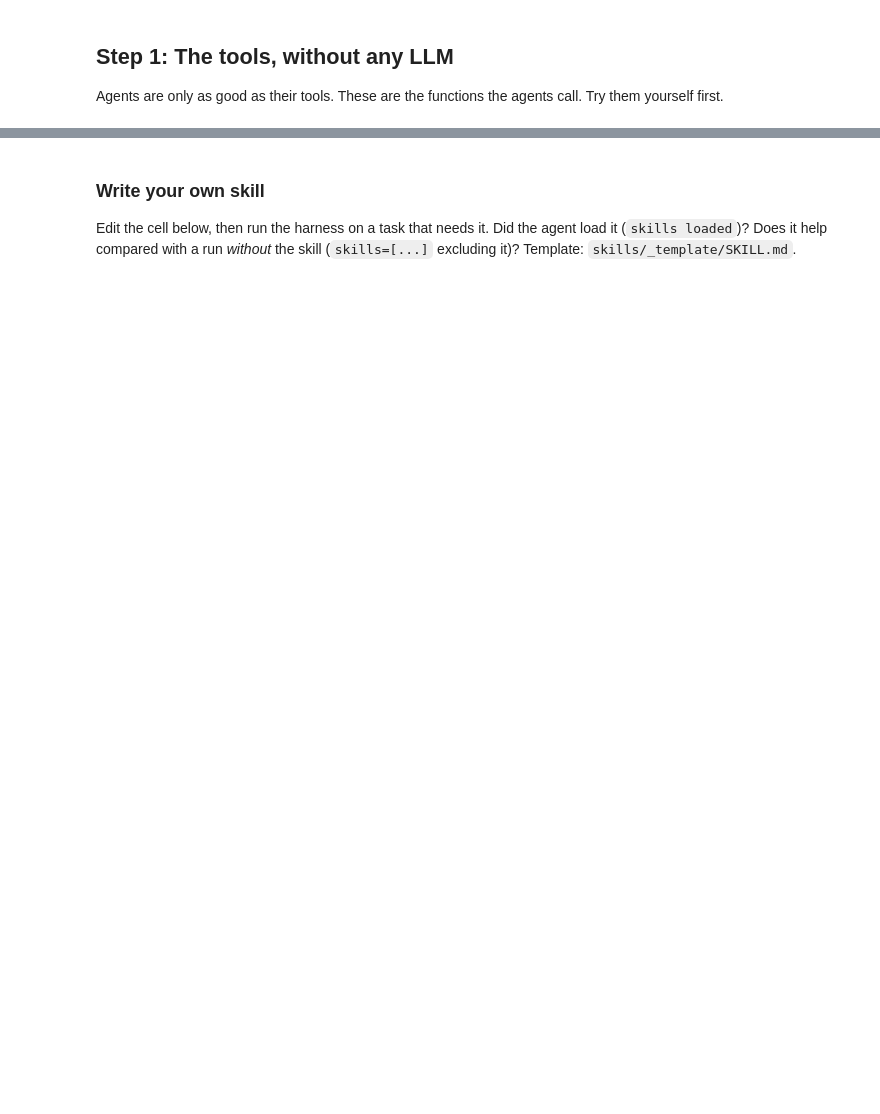
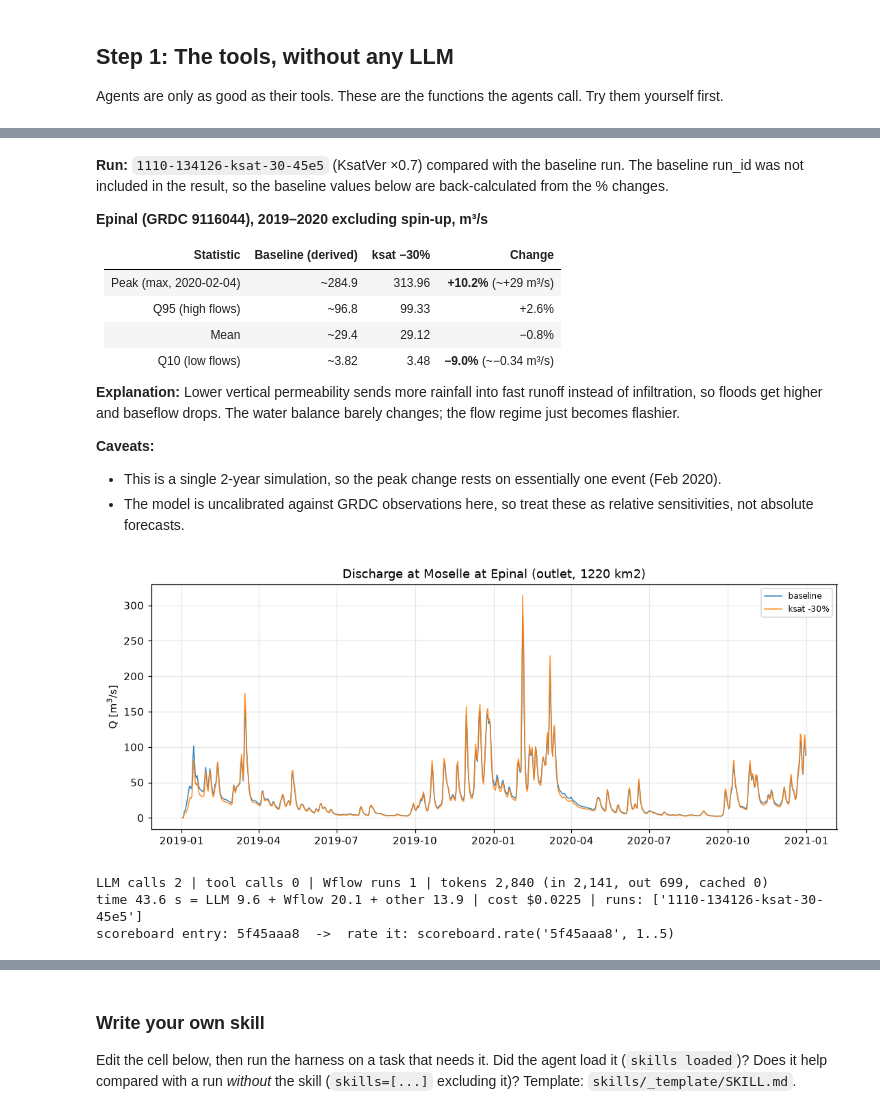
Before and after one commit to Deltares-research/LLMs-Agentic-Workflows-in-Hydrology-Training, a Jupyter notebook: exercises/02_agentic_workflows/02_agentic_workflows.ipynb, the cells around one changed output, grey strips where cells are left out. Saved outputs shown, nothing was run; the diff lists cells and outputs as text; code cells hidden in the pictures; blank space fills up the shorter version.

```diff
--- a/exercises/02_agentic_workflows/02_agentic_workflows.ipynb
+++ b/exercises/02_agentic_workflows/02_agentic_workflows.ipynb
@@ -34,7 +36,7 @@ from pathlib import Path
 EXERCISE_DIR = Path.cwd() if (Path.cwd() / "hydroagent").exists() else Path.cwd() / "exercises" / "02_agentic_workflows"
 sys.path.insert(0, str(EXERCISE_DIR))
 
-PROVIDER = "anthropic"          # or "azure"
+PROVIDER = "anthropic"          # or "mistral", "azure"
 os.environ.setdefault("HARNESS_AUTH", "auto")   # "login" to use the Claude Code login for A4
 
 from IPython.display import Image, Markdown, display
@@ -44,6 +46,7 @@ from hydroagent import scoreboard
 from hydroagent import twin
 from hydroagent import wflow_tools as W
 from hydroagent.architectures import registry as R
+from hydroagent.notebook_ui import run_with_buttons   # answer agent questions with buttons
 from hydroagent.runtime import run_interactive
 
 print("env file:", C.load_env())
@@ -62,6 +65,15 @@ W.LOG_SINK.set(lambda source, line: print(f"  [{source}] {line}"))
 
 def report(out):
     """Show the answer, plots and the cost/time metrics. Every run is also logged to the scoreboard."""
+    if out.status == "interrupted":
+        q = out.question
+        if isinstance(q, dict):  # e.g. plan approval: {"question": ..., "plan": [{"agent", "task"}, ...]}
+            steps = [f"{i}. **{s.get('agent', '')}**: {s.get('task', s)}" if isinstance(s, dict) else f"{i}. {s}"
+                     for i, s in enumerate(q.get("plan", []), 1)]
+            q = "\n".join([q.get("question", ""), ""] + steps)
+        display(Markdown(f"### 🙋 The agent asks you\n\n{q}\n\n"
+                         "Answer with the buttons below."))
+        return
     display(Markdown(out.answer or f"**{out.status}** {out.error}"))
     for p in out.plots:
         display(Image(p))
@@ -96,5 +205,6 @@ display(Image(str(W.plot_runs(["baseline", run.run_id]))))
 The LLM only translates the question into multipliers and writes the report. Code fixes the order of steps.
 # %%
-out = run_interactive(R.create_session("a0", provider=PROVIDER, on_event=show),
-                      "What happens to peak and low flows at Epinal if soils become 30% less permeable?")
+QUESTION = "What happens to peak and low flows at Epinal if soils become 30% less permeable?"   # edit me
+out = run_interactive(R.create_session("a0", provider=PROVIDER, on_event=show), QUESTION)
 report(out)
+# %% [output]
@@ -101,2 +228,22 @@ report(out)
+**Run:** `1110-134126-ksat-30-45e5` (KsatVer ×0.7) compared with the baseline run. The baseline run_id was not included in the result, so the baseline values below are back-calculated from the % changes.
+
+**Epinal (GRDC 9116044), 2019–2020 excluding spin-up, m³/s**
+
+| Statistic | Baseline (derived) | ksat −30% | Change |
+|---|---|---|---|
+| Peak (max, 2020-02-04) | ~284.9 | 313.96 | **+10.2%** (~+29 m³/s) |
+| Q95 (high flows) | ~96.8 | 99.33 | +2.6% |
+| Mean | ~29.4 | 29.12 | −0.8% |
+| Q10 (low flows) | ~3.82 | 3.48 | **−9.0%** (~−0.34 m³/s) |
+
+**Explanation:** Lower vertical permeability sends more rainfall into fast runoff instead of infiltration, so floods get higher and baseflow drops. The water balance barely changes; the flow regime just becomes flashier.
+
+**Caveats:**
+- This is a single 2-year simulation, so the peak change rests on essentially one event (Feb 2020).
+- The model is uncalibrated against GRDC observations here, so treat these as relative sensitivities, not absolute forecasts.
+[figure, added]
+LLM calls 2 | tool calls 0 | Wflow runs 1 | tokens 2,840 (in 2,141, out 699, cached 0)
+time 43.6 s = LLM 9.6 + Wflow 20.1 + other 13.9 | cost $0.0225 | runs: ['1110-134126-ksat-30-45e5']
+scoreboard entry: 5f45aaa8  ->  rate it: scoreboard.rate('5f45aaa8', 1..5)
 # %% [markdown]
 ## Step 3: A1, single agent (ReAct)
```
Also changed, not shown: parts of 25 cells of this notebook, 33 other files.
